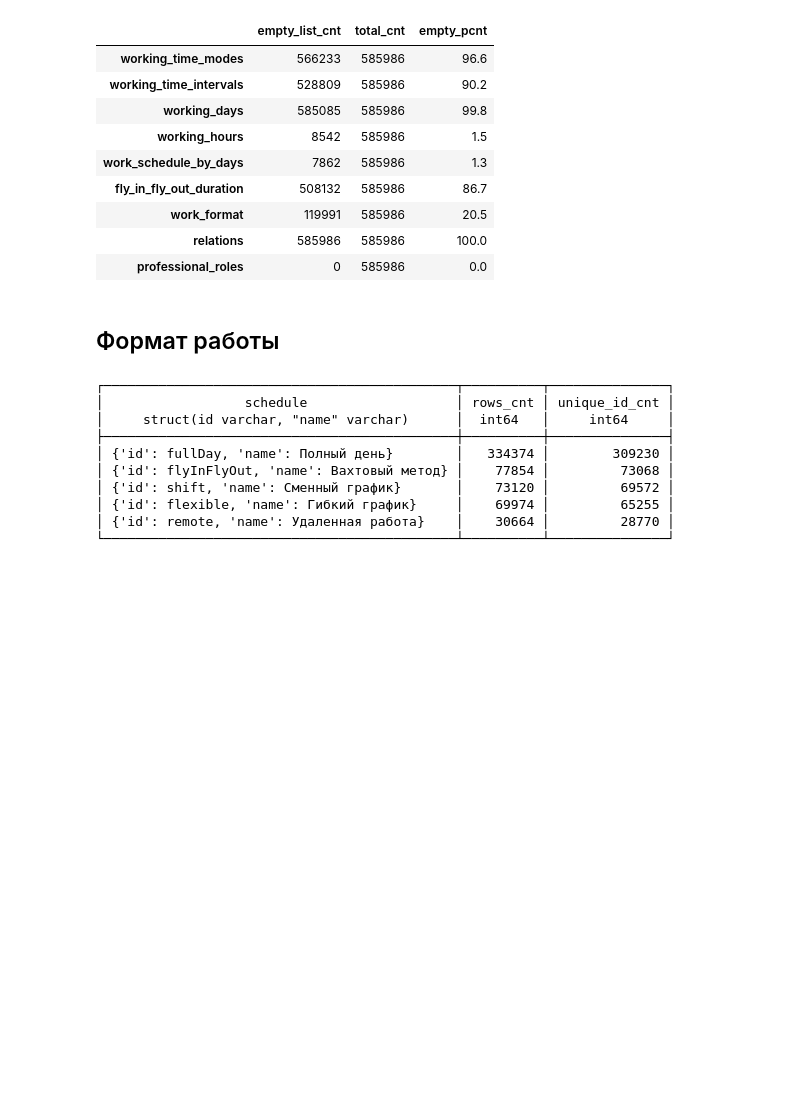
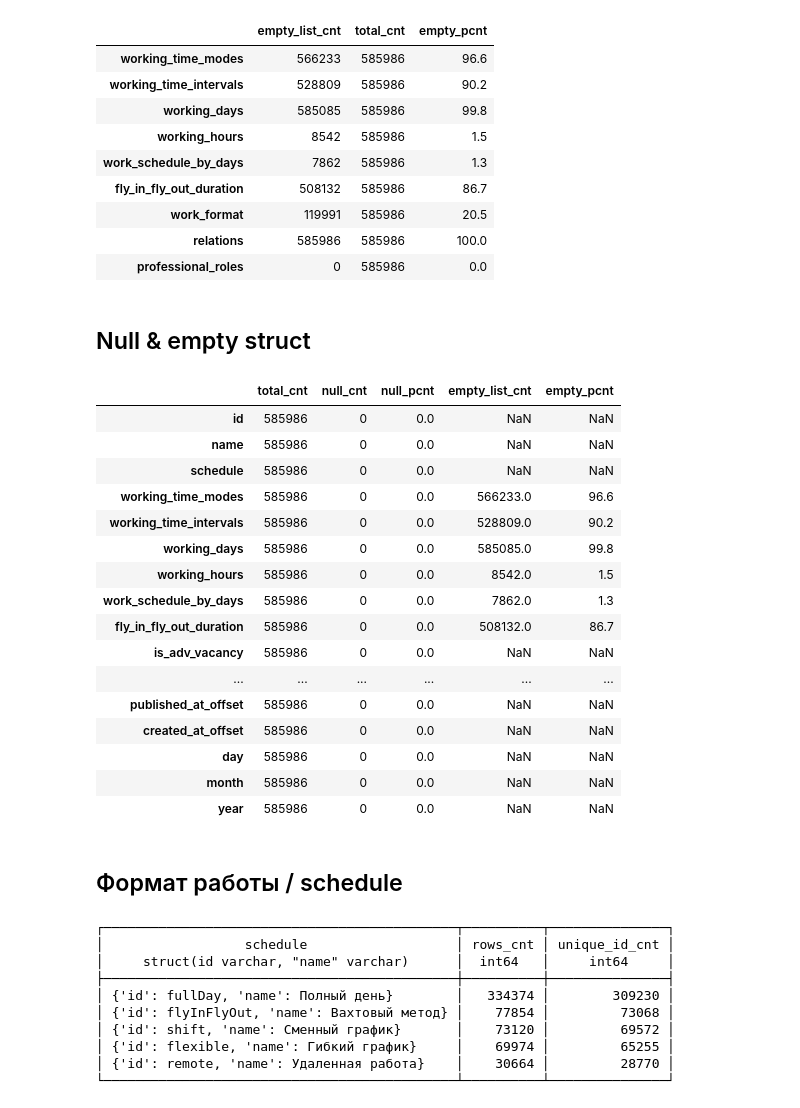
Before and after one commit to lusm554/skill-lens, a Jupyter notebook: airflow/check_silver_hh_loader.ipynb, the cells around one changed output. Drawn from its saved outputs; the diff is of its cells as text; code cells hidden in the pictures; blank space fills up the shorter version.

```diff
--- a/airflow/check_silver_hh_loader.ipynb
+++ b/airflow/check_silver_hh_loader.ipynb
@@ -578,8 +578,32 @@ empty_lists_pd
 | work_format | 119991 | 585986 | 20.5 |
 | relations | 585986 | 585986 | 100.0 |
 | professional_roles | 0 | 585986 | 0.0 |
+# %% [markdown]
+## Null & empty struct
+# %%
+null_and_empty_struct = null_cnt_pd.join(empty_lists_pd[["empty_list_cnt", "empty_pcnt"]], rsuffix="_empty")
+null_and_empty_struct = null_and_empty_struct[['total_cnt', 'null_cnt', 'null_pcnt', 'empty_list_cnt', 'empty_pcnt']]
+null_and_empty_struct
+# %% [output]
+|  | total_cnt | null_cnt | null_pcnt | empty_list_cnt | empty_pcnt |
+| id | 585986 | 0 | 0.0 | NaN | NaN |
+| name | 585986 | 0 | 0.0 | NaN | NaN |
+| schedule | 585986 | 0 | 0.0 | NaN | NaN |
+| working_time_modes | 585986 | 0 | 0.0 | 566233.0 | 96.6 |
+| working_time_intervals | 585986 | 0 | 0.0 | 528809.0 | 90.2 |
+| working_days | 585986 | 0 | 0.0 | 585085.0 | 99.8 |
+| working_hours | 585986 | 0 | 0.0 | 8542.0 | 1.5 |
+| work_schedule_by_days | 585986 | 0 | 0.0 | 7862.0 | 1.3 |
+| fly_in_fly_out_duration | 585986 | 0 | 0.0 | 508132.0 | 86.7 |
+| is_adv_vacancy | 585986 | 0 | 0.0 | NaN | NaN |
+| ... | ... | ... | ... | ... | ... |
+| published_at_offset | 585986 | 0 | 0.0 | NaN | NaN |
+| created_at_offset | 585986 | 0 | 0.0 | NaN | NaN |
+| day | 585986 | 0 | 0.0 | NaN | NaN |
+| month | 585986 | 0 | 0.0 | NaN | NaN |
+| year | 585986 | 0 | 0.0 | NaN | NaN |
 # %% [markdown]
-## Формат работы
+## Формат работы / schedule
 # %%
 con.sql("select schedule, count(*) rows_cnt, count(distinct id) unique_id_cnt from vacancies group by all order by rows_cnt desc")
 # %% [output]
```
Also changed, not shown: parts of 20 cells of this notebook.
